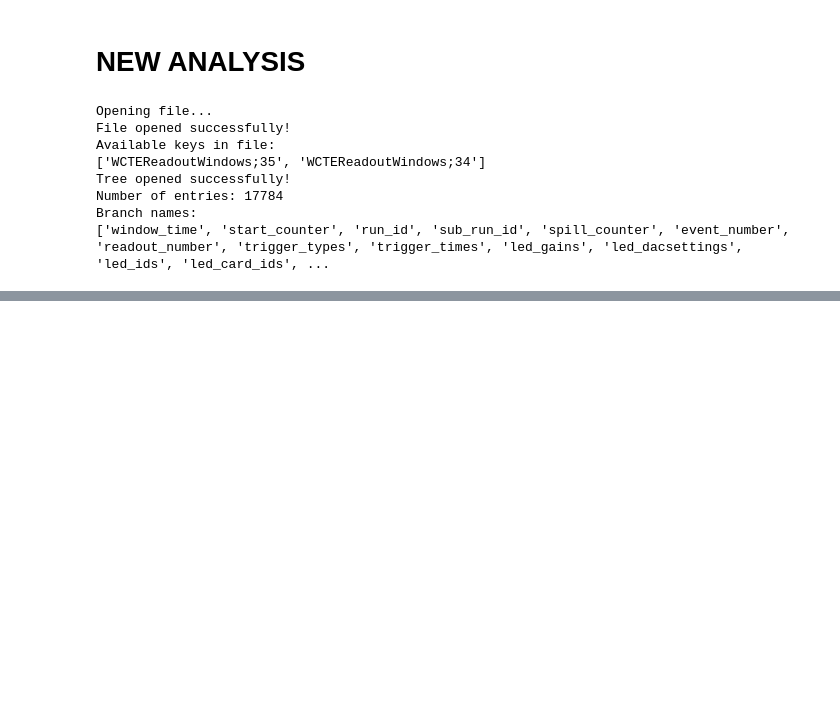
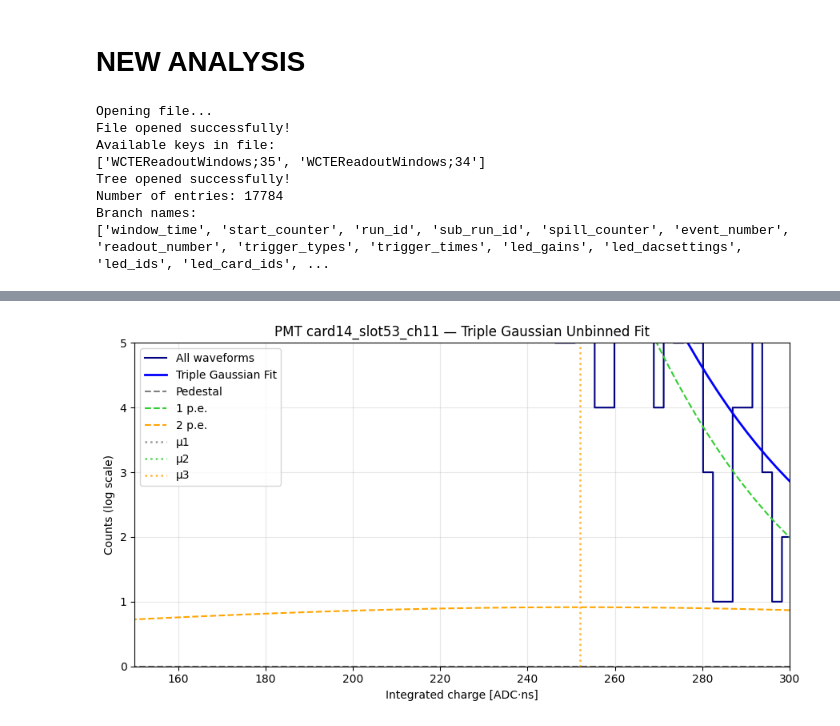
Before and after one commit to elenaramos44/WCTE_MC-Data_Validation_with_GAIN_Calibration, a Jupyter notebook: CALIBRATION.ipynb, the cells around one changed output, grey strips where cells are left out. Drawn from its saved outputs; the diff is of its cells as text; code cells hidden in the pictures; blank space fills up the shorter version.

```diff
--- a/CALIBRATION.ipynb
+++ b/CALIBRATION.ipynb
@@ -1612,0 +1559,2 @@ plt.show()
+# %%
+fit3 = fit_triple_gauss_unbinned(charges, mu2_hint=mu_spe_guess, n_starts=60)
@@ -1612,0 +1570,40 @@ plt.show()
+# %%
+bins = np.linspace(charges.min(), charges.max(), 1000)
+bin_centers = 0.5 * (bins[1:] + bins[:-1])
+bin_width = bins[1] - bins[0]
+hist_vals, _ = np.histogram(charges, bins=bins)
+
+plt.figure(figsize=(9,5))
+plt.step(bin_centers, hist_vals, where='mid', color='navy', label='All waveforms')
+
+
+N = len(charges)
+pdf1 = fit3['w1'] * norm.pdf(bin_centers, fit3['mu1'], fit3['sigma1']) * N * bin_width
+pdf2 = fit3['w2'] * norm.pdf(bin_centers, fit3['mu2'], fit3['sigma2']) * N * bin_width
+pdf3 = fit3['w3'] * norm.pdf(bin_centers, fit3['mu3'], fit3['sigma3']) * N * bin_width
+pdf_total = pdf1 + pdf2 + pdf3
+
+plt.plot(bin_centers, pdf_total, 'b-', lw=2, label='Triple Gaussian Fit')
+plt.plot(bin_centers, pdf1, 'gray', lw=1.5, ls='--', label='Pedestal')
+plt.plot(bin_centers, pdf2, 'limegreen', lw=1.5, ls='--', label='1 p.e.')
+plt.plot(bin_centers, pdf3, 'orange', lw=1.5, ls='--', label='2 p.e.')
+
+for mu, color, label in [
+    (fit3['mu1'], 'gray', 'μ1'),
+    (fit3['mu2'], 'limegreen', 'μ2'),
+    (fit3['mu3'], 'orange', 'μ3'),
+]:
+    plt.axvline(mu, color=color, linestyle=':', lw=1.8, alpha=0.8, label=label)
+
+plt.xlabel("Integrated charge [ADC·ns]")
+plt.ylabel("Counts (log scale)")
+plt.xlim(-20, 500)
+plt.title(f"PMT {pmt_label} — Triple Gaussian Unbinned Fit")
+plt.legend()
+plt.ylim(0,5)
+plt.xlim(150,300)
+plt.grid(True, alpha=0.3)
+plt.tight_layout()
+plt.show()
+# %% [output]
+[figure, added]
```
Also changed, not shown: parts of 24 cells of this notebook.
